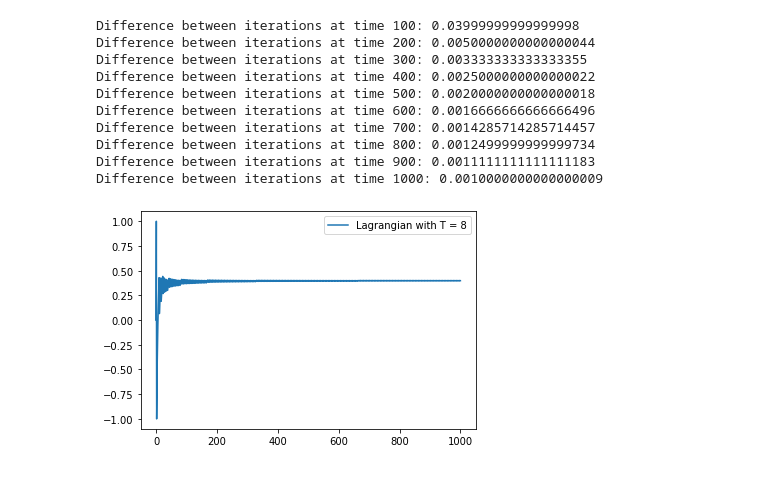
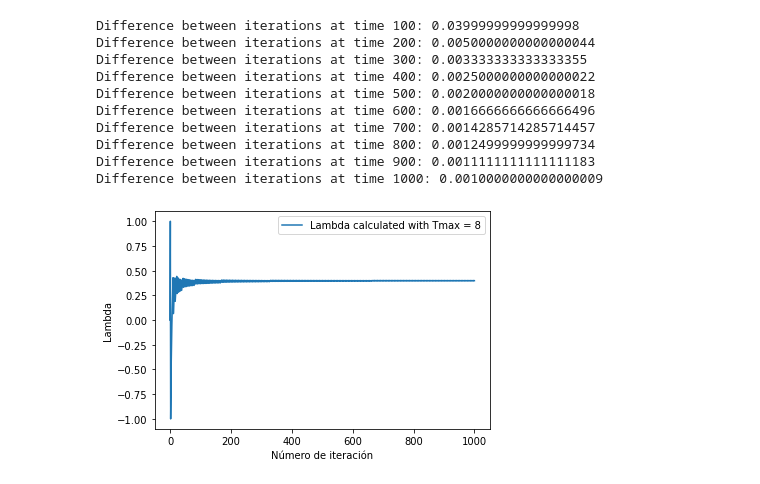
Before and after one commit to OS11-UTN/ex09-11-shortest-path-with-time-constraints-diegopdurante, a Jupyter notebook: ex09-11/U3Ex11-Shortest-path-with-time-constraints-Lagrangian-Relaxation-With-Gradient-Methonds.ipynb, the cells around one changed output. Saved outputs shown, nothing was run; the diff lists cells and outputs as text; code cells hidden in the pictures.

Commit message:
Changes on plot

```diff
--- a/ex09-11/U3Ex11-Shortest-path-with-time-constraints-Lagrangian-Relaxation-With-Gradient-Methonds.ipynb
+++ b/ex09-11/U3Ex11-Shortest-path-with-time-constraints-Lagrangian-Relaxation-With-Gradient-Methonds.ipynb
@@ -192,12 +192,12 @@ Difference between iterations at time 700: 0.0014285714285714457
 Difference between iterations at time 800: 0.0012499999999999734
 Difference between iterations at time 900: 0.0011111111111111183
 Difference between iterations at time 1000: 0.0010000000000000009
-# %%
-plt.plot(results[:,0])#, results[:,1])
-# plt.plot(resultsT2[:,0], resultsT2[:,1])
-# plt.plot(resultsT2[:,0], resultsT2[:,2])
-# plt.plot(resultsT2[:,0], resultsT2[:,3])
-plt.legend(["Lagrangian with T = 8", "Lagrangian with T = 8", "Cost accumulated", "Time accumulated"])
-plt.show()
-# %% [output]
-[figure, removed]
+# %%
+plt.plot(results[:,0])
+plt.legend(["Lambda calculated with Tmax = 8"])
+plt.xlabel("Número de iteración")
+plt.ylabel("Lambda")
+# plt.xlim(0.3, 0.6)
+plt.show()
+# %% [output]
+[figure, added]
```
